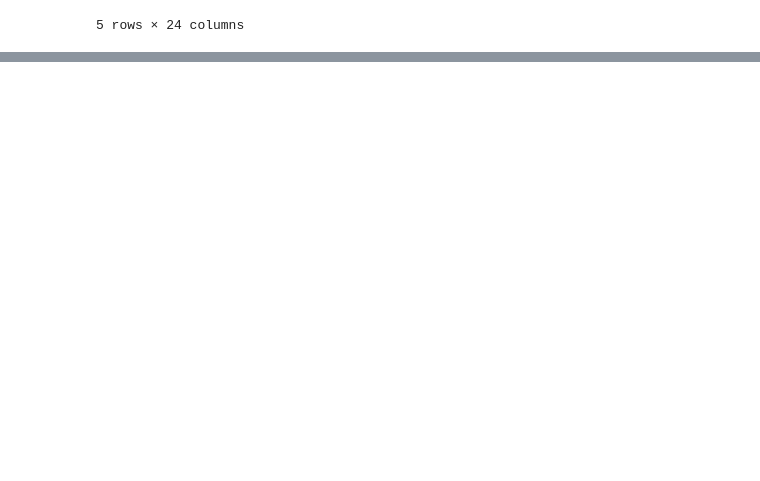
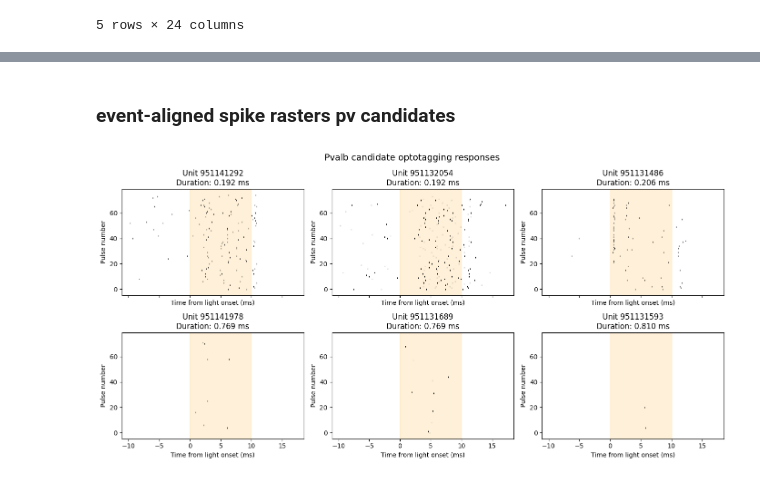
Before and after one commit to KeanuVentura/spikes2slope, a Jupyter notebook: waveform.ipynb, the cells around one changed output, grey strips where cells are left out. Cells and saved outputs as stored; diff of their text form; code cells hidden in the pictures; blank space fills up the shorter version.

```diff
--- a/waveform.ipynb
+++ b/waveform.ipynb
@@ -149,0 +369,43 @@ dtype: int64
+# %% [markdown]
+### event-aligned spike rasters pv candidates
+# %%
+
+window = (-0.010, 0.025)
+
+fig, axes = plt.subplots(2, 3, figsize=(14, 7), sharex=True)
+
+for ax, (_, unit) in zip(axes.flat, selected.iterrows()):
+    unit_id = int(unit["unit_id"])
+    spikes = np.asarray(session.spike_times[unit_id])
+
+    aligned_spikes = []
+
+    for onset in starts:
+        left = np.searchsorted(spikes, onset + window[0])
+        right = np.searchsorted(spikes, onset + window[1])
+
+        aligned_spikes.append(
+            (spikes[left:right] - onset) * 1000
+        )
+
+    ax.eventplot(
+        aligned_spikes,
+        colors="black",
+        linewidths=0.8
+    )
+
+    # Nominal 10 ms pulse interval.
+    ax.axvspan(0, 10, color="orange", alpha=0.15)
+
+    ax.set_title(
+        f"Unit {unit_id}\n"
+        f"Duration: {unit['waveform_duration']:.3f} ms"
+    )
+    ax.set_xlabel("Time from light onset (ms)")
+    ax.set_ylabel("Pulse number")
+
+fig.suptitle("Pvalb candidate optotagging responses", fontsize=14)
+plt.tight_layout()
+plt.show()
+# %% [output]
+[figure, added]
```
Also changed, not shown: parts of 9 cells of this notebook.
